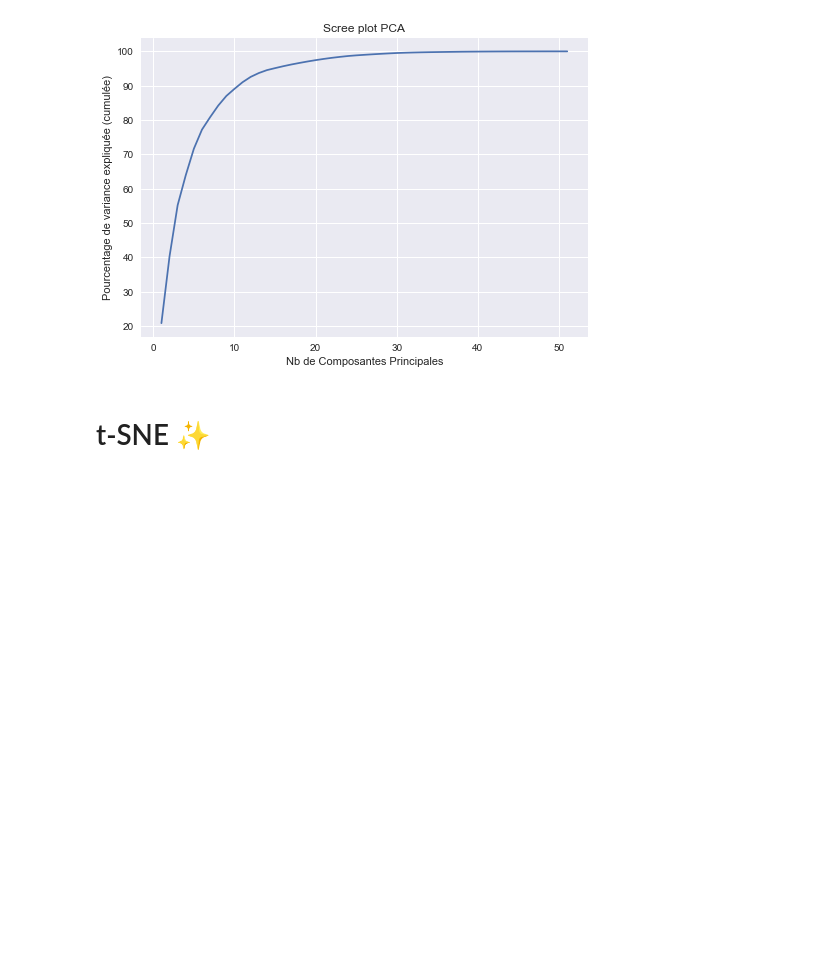
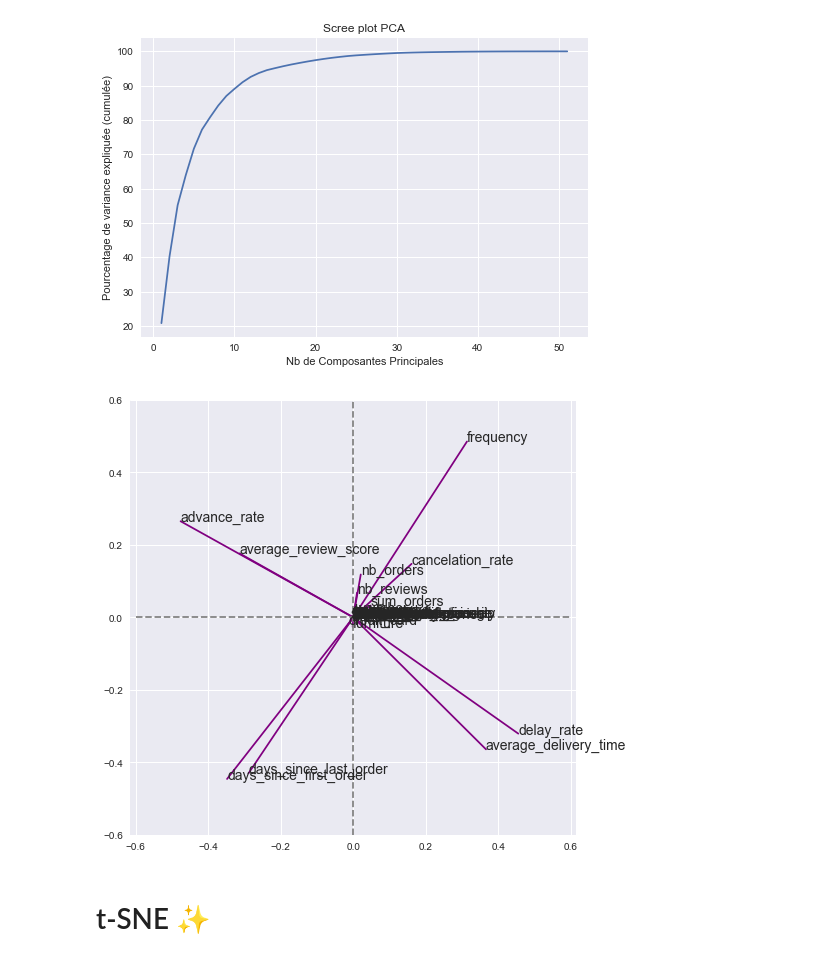
Before and after one commit to khub41/OC_P05, a Jupyter notebook: modelisation.ipynb, the cells around one changed output. Drawn from its saved outputs; the diff is of its cells as text; code cells hidden in the pictures; blank space fills up the shorter version.

```diff
--- a/modelisation.ipynb
+++ b/modelisation.ipynb
@@ -40,6 +41,9 @@ import pandas as pd
 pd.set_option("mode.chained_assignment", None)
 import numpy as np
 import matplotlib.pyplot as plt
+# matplotlib setup
+plt.style.use('seaborn')
+plt.rcParams["image.cmap"] = 'Accent'
 
 from sklearn.preprocessing import StandardScaler
 from sklearn import decomposition
@@ -165,6 +190,25 @@ plt.plot(np.arange(1, pca_scree.n_components_ + 1), pca_scree.explained_variance
 # %% [output]
 [<matplotlib.lines.Line2D at 0x...>]
 [figure]
+# %%
+def plot_spyder(pca, feature_names, lim=0.6, savefig=False):
+    pcs = pca.components_
+    plt.figure(figsize=(8,8))
+    for i,(x,y) in enumerate(zip(pcs[0,:], pcs[1,:])):
+        plt.plot([0,x], [0,y], color='purple')
+        plt.text(x,y, feature_names[i], fontsize='14')
+        plt.axis('equal')
+    plt.plot([-lim,lim], [0,0], color='grey', ls='--')
+    plt.plot([0,0], [-lim,lim], color='grey', ls='--')
+    plt.xlim([-lim,lim])
+    plt.ylim([-lim,lim])
+    if savefig:
+        plt.savefig('plots/{}.png'.format(savefig), bbox_inches='tight', dpi=360)
+    plt.show()
+# %%
+plot_spyder(pca, data_scale.columns, lim=0.6, savefig='spyder_plot_pca')
+# %% [output]
+[figure, added]
 # %% [markdown]
 <a id='tsne'></a>
 # t-SNE ✨
```
Also changed, not shown: parts of 37 cells of this notebook, 1 other file.
